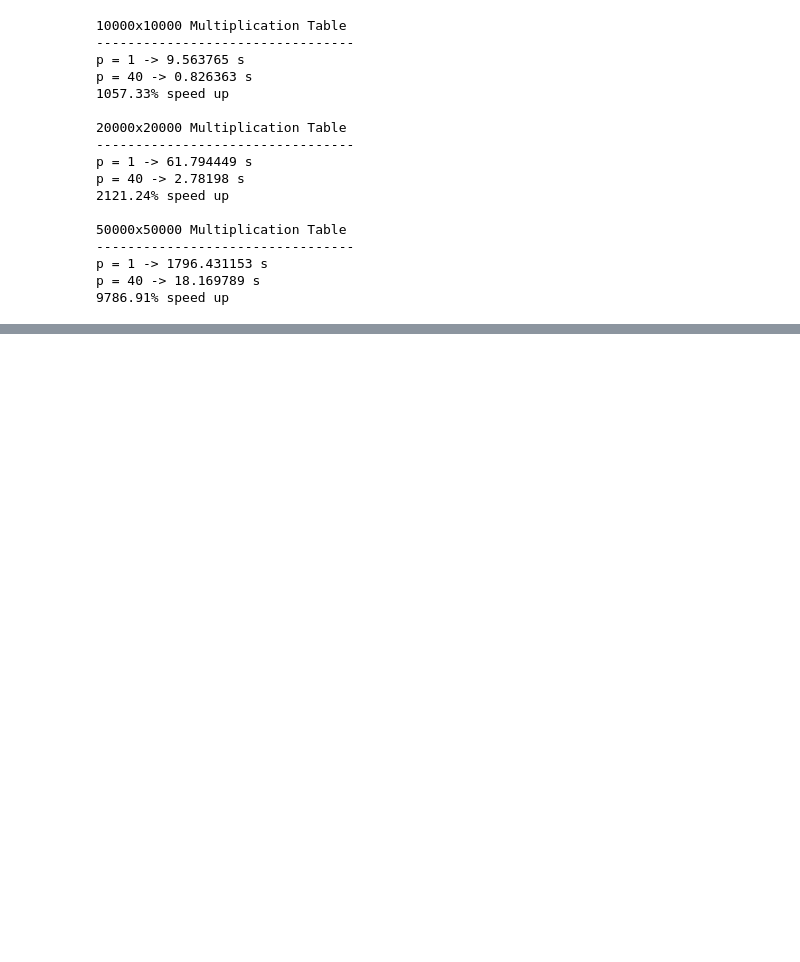
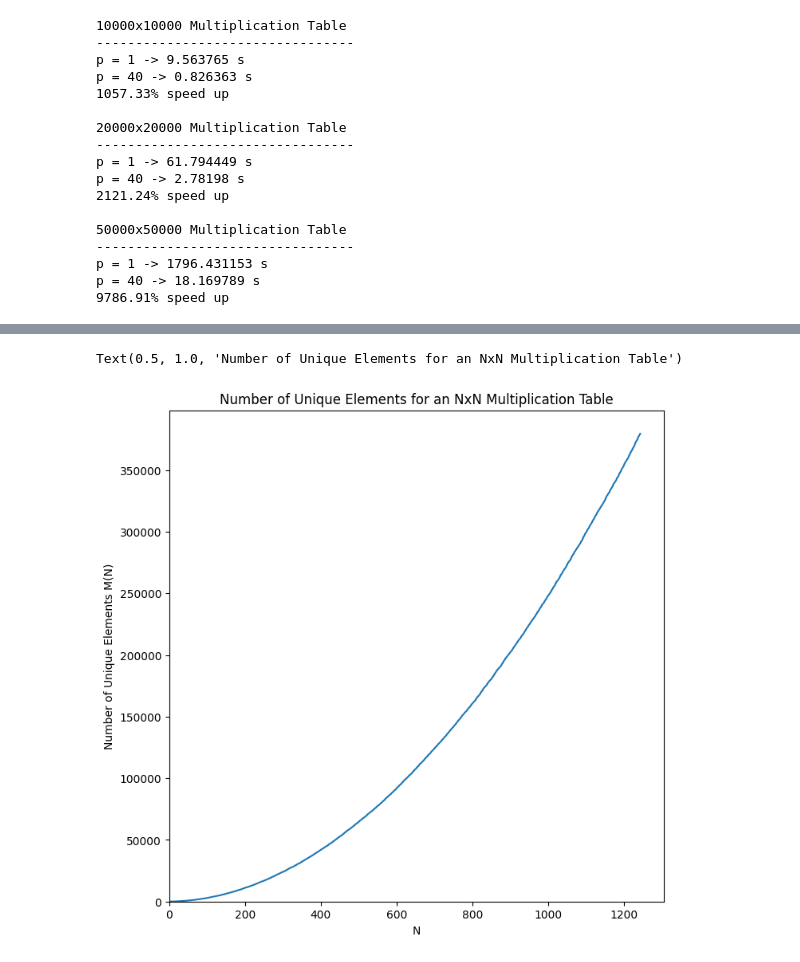
Before and after one commit to brianpacouloute/scalable_mpi_mult_table, a Jupyter notebook: output/benchmark.ipynb, the cells around one changed output, grey strips where cells are left out. Drawn from its saved outputs; the diff is of its cells as text; code cells hidden in the pictures; blank space fills up the shorter version.

```diff
--- a/output/benchmark.ipynb
+++ b/output/benchmark.ipynb
@@ -98 +100,6 @@ Text(0, 0.5, 'Speed up (%)')
 [figure]
+# %%
+N_unique_df = pd.read_csv("N_unique.csv")
+N_unique_df = N_unique_df[["N", "num_of_unique"]]
+N_unique_df.set_index("N")
+N_unique_df.head()
@@ -98,0 +113,13 @@ Text(0, 0.5, 'Speed up (%)')
+# %%
+fig, ax = plt.subplots(figsize=(8,8))
+
+ax.plot(N_unique_df["N"], N_unique_df["num_of_unique"])
+ax.set_xlabel("N")
+ax.set_ylabel("Number of Unique Elements M(N)")
+
+plt.xlim(0)
+plt.ylim(0)
+plt.title("Number of Unique Elements for an NxN Multiplication Table")
+# %% [output]
+Text(0.5, 1.0, 'Number of Unique Elements for an NxN Multiplication Table')
+[figure, added]
```
Also changed, not shown: parts of 2 cells of this notebook, 1 other file.
